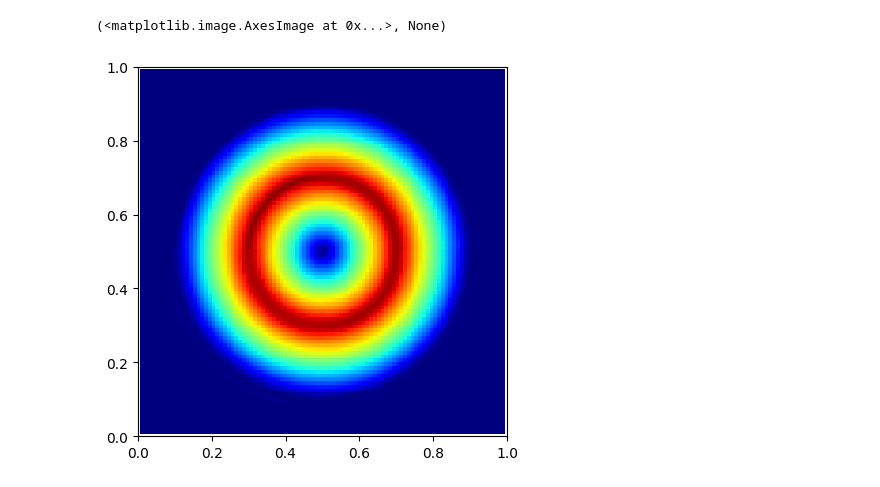
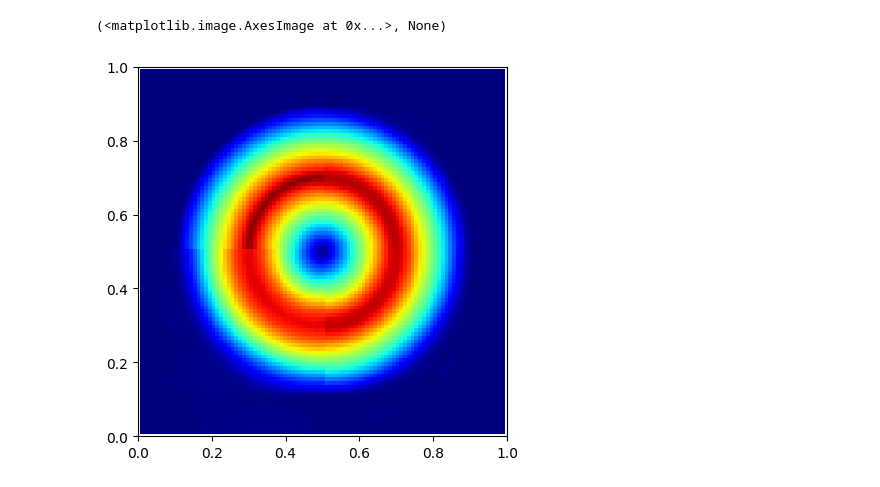
Before and after one commit to jpalafou/superfv, a Jupyter notebook: benchmarks/gresho-vortex/Notebook.ipynb, the cells around one changed output. Drawn from its saved outputs; the diff is of its cells as text; code cells hidden in the pictures.

```diff
--- a/benchmarks/gresho-vortex/Notebook.ipynb
+++ b/benchmarks/gresho-vortex/Notebook.ipynb
@@ -37,9 +37,9 @@ def compute_M_func(M_max):
 
     return f
 # %%
-sim1 = OutputLoader(f"{base_path}/p7/M_max_0.1/")
-sim2 = OutputLoader(f"{base_path}/p7/M_max_0.01/")
-sim3 = OutputLoader(f"{base_path}/p7/M_max_0.001/")
+sim1 = OutputLoader(f"{base_path}/ZS3/M_max_0.1/")
+sim2 = OutputLoader(f"{base_path}/ZS3/M_max_0.01/")
+sim3 = OutputLoader(f"{base_path}/ZS3/M_max_0.001/")
 
 fig, ax = plt.subplots()
 ax.set_xlim(0, 1)
@@ -66,2 +66,2 @@ Successfully read simulation output from "/scratch/gpfs/TEYSSIER/jp7427/out/gres
 (<matplotlib.image.AxesImage at 0x...>, None)
-[figure, old version]
+[figure, new version]
```
Also changed, not shown: parts of 8 cells of this notebook, 22 other files.
